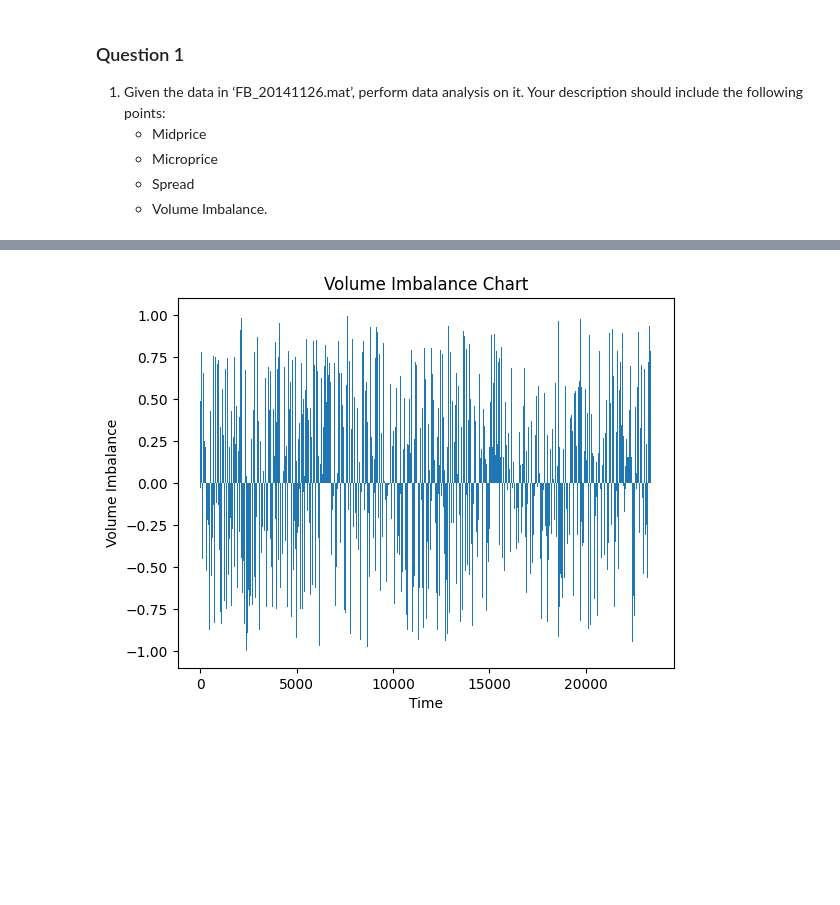
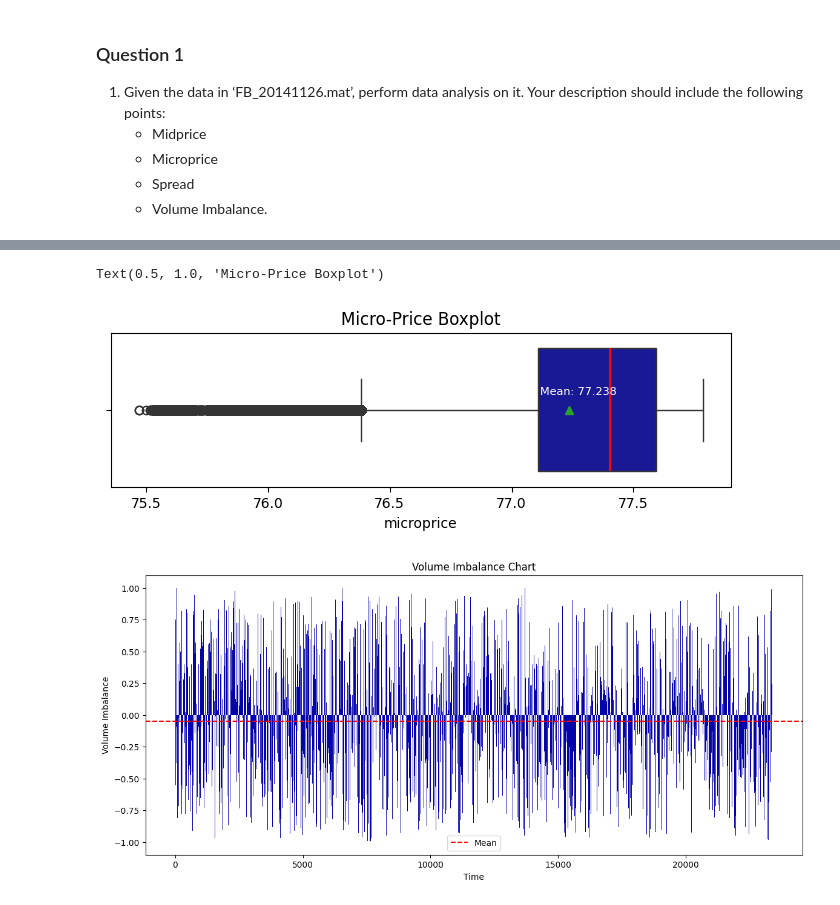
Before and after one commit to ROB-MRS/High-Frequency-Trading-Assignment-I, a Jupyter notebook: Question_I.ipynb, the cells around one changed output, grey strips where cells are left out. Saved outputs shown, nothing was run; the diff lists cells and outputs as text; code cells hidden in the pictures; blank space fills up the shorter version.

```diff
--- a/Question_I.ipynb
+++ b/Question_I.ipynb
@@ -19,7 +21,10 @@ bid = np.array(LOB['BuyPrice'][0][0][:,0]*1e-4)
 ask = np.array(LOB['SellPrice'][0][0][:,0]*1e-4)
 askVolume = np.array(LOB['SellVolume'][0][0][:,0])
 bidVolume = np.array(LOB['BuyVolume'][0][0][:,0])
-a = [bid, ask, askVolume, bidVolume]
+# numberMO = np.array(LOB['NumberMO'][0][0][:,0])
+# volumeMO = np.array(LOB['VolumeMO'][0][0][:,0])
+# mo = np.array(LOB['MO'][0][0][:,0])
+a = [bid, ask, bidVolume, askVolume]
 columns = ['bid', 'ask', 'askVolume', 'bidVolume']
 # %%
 # Composition of the pandas data frame
@@ -76,8 +112,25 @@ plt.show()
+# %%
+plt.figure(figsize=(8, 2))
+sns.boxplot(data=DATA, x='microprice', orient='h', color='#0504aa',
+            showmeans=True,
+            medianprops={"color": "red", "ls": "-", "lw": 1.5})
+
+# Add label to the mean price
+mean_price = DATA['microprice'].mean()
+plt.text(mean_price-0.12, -0.1, f'Mean: {mean_price:.3f}', color='white', fontsize=8)
+
+plt.title('Micro-Price Boxplot')
+# %% [output]
+Text(0.5, 1.0, 'Micro-Price Boxplot')
+[figure, added]
 # %%
-plt.bar(DATA.index, DATA['imbalance'])
+plt.figure(figsize=(14, 6))
+plt.bar(DATA.index, DATA['imbalance'], color='#0504aa')
 plt.xlabel('Time')
 plt.ylabel('Volume Imbalance')
 plt.title('Volume Imbalance Chart')
+plt.axhline(DATA['imbalance'].mean(), color='red', linestyle='--', label='Mean')
+plt.legend()
 plt.show()
 # %% [output]
-[figure, old version]
+[figure, new version]
```
Also changed, not shown: parts of 6 cells of this notebook, 2 other files.
